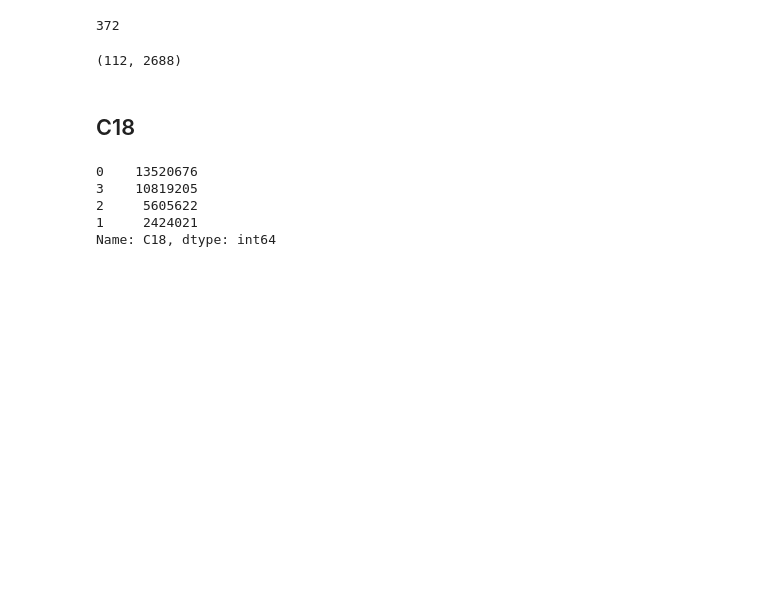
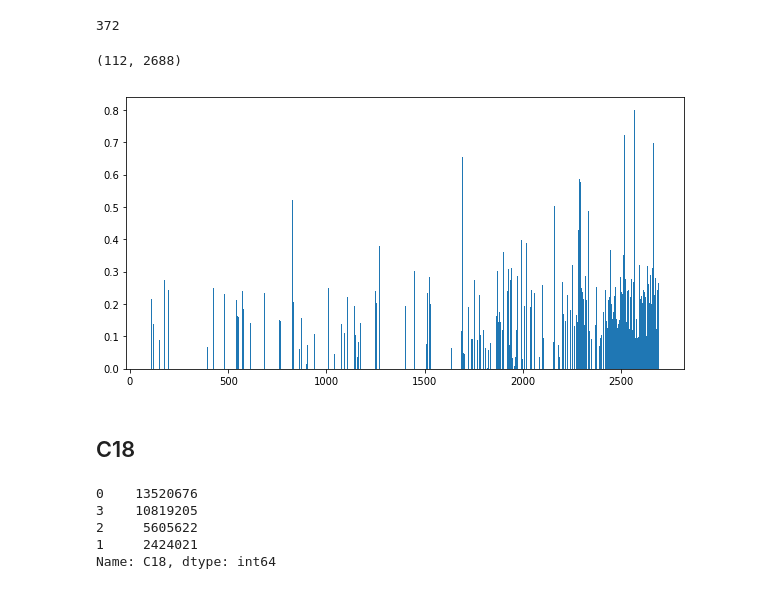
Before and after one commit to MLobo1997/catch-the-fraudster, a Jupyter notebook: dataset_analyzis.ipynb, the cells around one changed output. Cells and saved outputs as stored; diff of their text form; code cells hidden in the pictures; blank space fills up the shorter version.

```diff
--- a/dataset_analyzis.ipynb
+++ b/dataset_analyzis.ipynb
@@ -337,6 +387,13 @@ x = train_data['C17']
 x.min(), x.max()
 # %% [output]
 (112, 2688)
+# %%
+frauds_by_C17 = train_data[['C17', 'isfraud']].groupby(by='C17').mean()
+plt.figure(figsize=(10,5))
+plt.bar(frauds_by_C17.index, frauds_by_C17['isfraud'], width=5)
+plt.show()
+# %% [output]
+[figure, added]
 # %% [markdown]
 ## C18
 # %%
```
Also changed, not shown: parts of 14 cells of this notebook, 1 other file.
